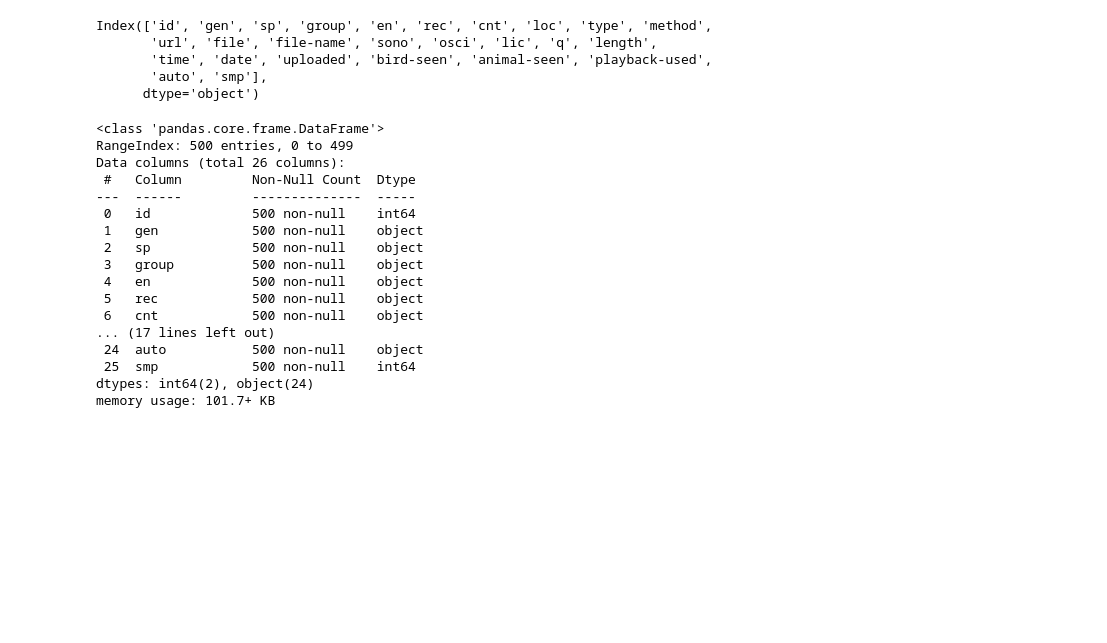
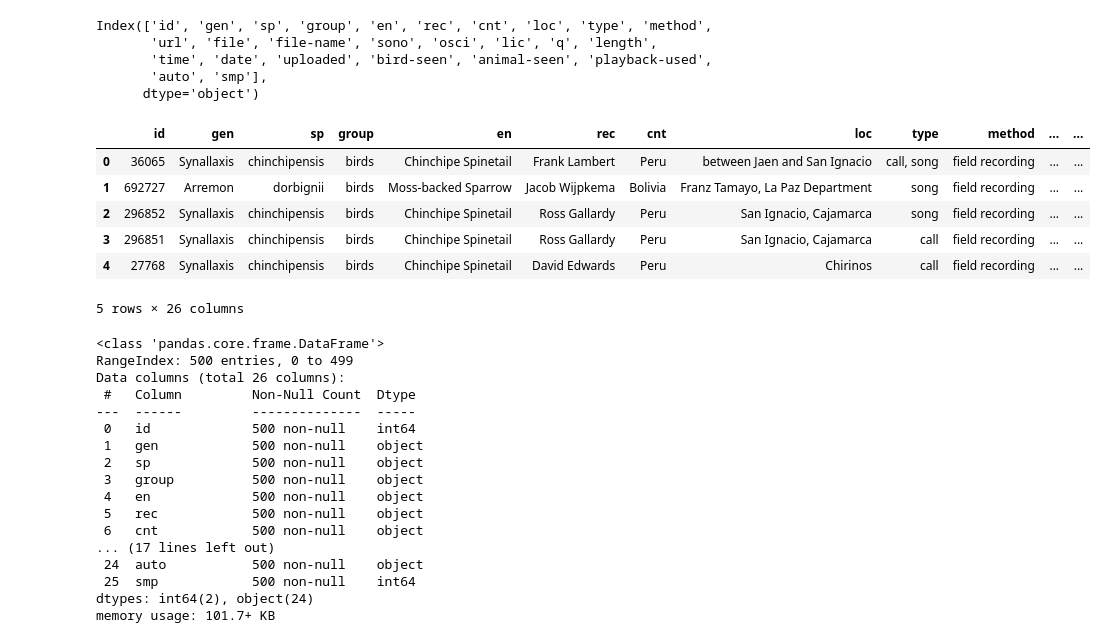
Before and after one commit to baliddeki/Bird-Behavior-ML-Project, a Jupyter notebook: data_cleaning.ipynb, the cells around one changed output. Saved outputs shown, nothing was run; the diff lists cells and outputs as text; code cells hidden in the pictures; blank space fills up the shorter version.

Commit message:
updated the columns in the data set

```diff
--- a/data_cleaning.ipynb
+++ b/data_cleaning.ipynb
@@ -200,6 +200,16 @@ Index(['id', 'gen', 'sp', 'group', 'en', 'rec', 'cnt', 'loc', 'type', 'method',
        'time', 'date', 'uploaded', 'bird-seen', 'animal-seen', 'playback-used',
        'auto', 'smp'],
       dtype='object')
+# %%
+df.head()
+# %% [output]
+|  | id | gen | sp | group | en | rec | cnt | loc | type | method | ... | ... |
+| 0 | 36065 | Synallaxis | chinchipensis | birds | Chinchipe Spinetail | Frank Lambert | Peru | between Jaen and San Ignacio | call, song | field recording | ... | ... |
+| 1 | 692727 | Arremon | dorbignii | birds | Moss-backed Sparrow | Jacob Wijpkema | Bolivia | Franz Tamayo, La Paz Department | song | field recording | ... | ... |
+| 2 | 296852 | Synallaxis | chinchipensis | birds | Chinchipe Spinetail | Ross Gallardy | Peru | San Ignacio, Cajamarca | song | field recording | ... | ... |
+| 3 | 296851 | Synallaxis | chinchipensis | birds | Chinchipe Spinetail | Ross Gallardy | Peru | San Ignacio, Cajamarca | call | field recording | ... | ... |
+| 4 | 27768 | Synallaxis | chinchipensis | birds | Chinchipe Spinetail | David Edwards | Peru | Chirinos | call | field recording | ... | ... |
+5 rows × 26 columns
 # %%
 df.info()
 # %% [output]
```
